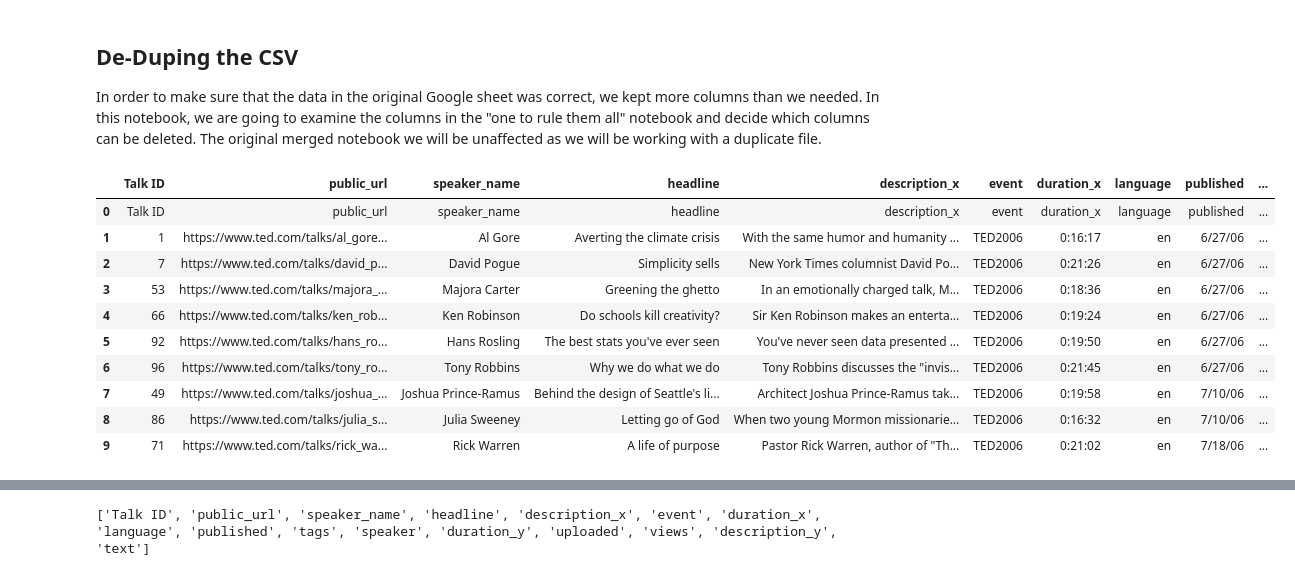
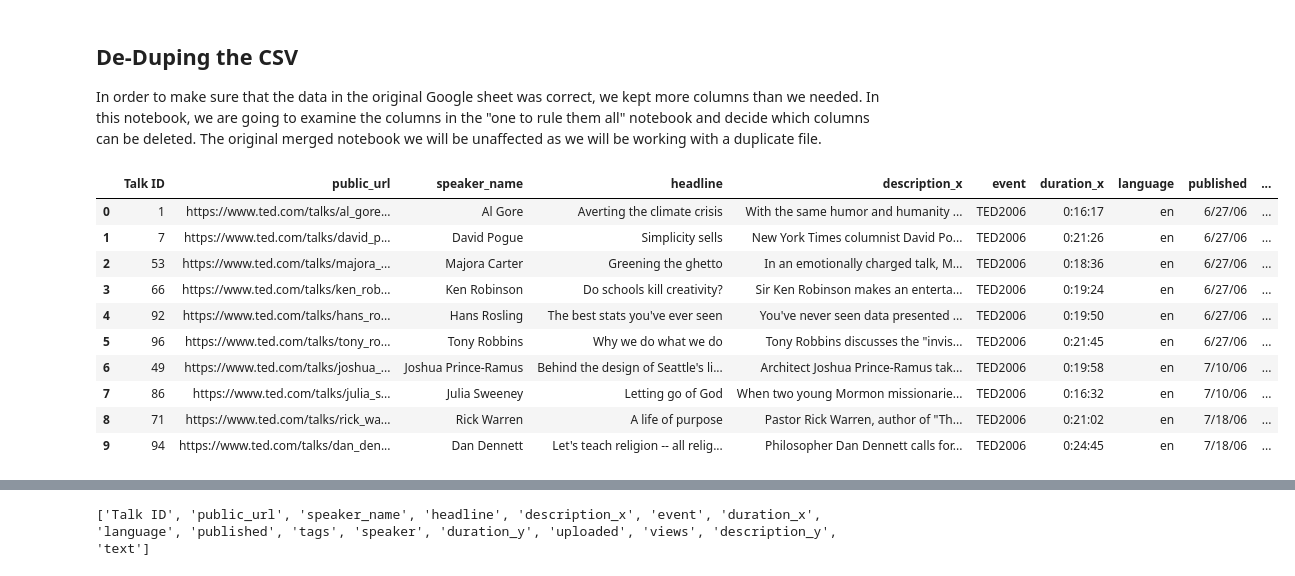
Before and after one commit to johnlaudun/tedmetadata, a Jupyter notebook: downloads/Td-04-deduping_the_csv.ipynb, the cells around one changed output, grey strips where cells are left out. Cells and saved outputs as stored; diff of their text form; code cells hidden in the pictures.

```diff
--- a/downloads/Td-04-deduping_the_csv.ipynb
+++ b/downloads/Td-04-deduping_the_csv.ipynb
@@ -5,26 +8,29 @@ In order to make sure that the data in the original Google sheet was correct, we
 # %%
 # =-=-=-=-=-=-=-=-=-=-=
 # LOAD the CSV into a dataframe
 # =-=-=-=-=-=-=-=-=-=-=
 
-import pandas
-
 # Let python create the column names list:
-with open('./TEDtalks_2018_edited.csv') as f:
+with open('./TEDtalks_all.csv') as f:
     colnames = f.readline().strip().split(",")
 
-df = pandas.read_csv('./TEDtalks_2018_edited.csv', names=colnames)
+# Let Python assign the pandas row index using the Talk ID (first column in CSV)
+# with open('./TEDtalks_all.csv') as f:
+#     talkids = [row.split()[0] for row in f]
+# Include in read_csv below: index = talkids
+
+df = pd.read_csv('./TEDtalks_all.csv', names=colnames, skiprows=1)
 
 df.head(10)
 # %% [output]
 |  | Talk ID | public_url | speaker_name | headline | description_x | event | duration_x | language | published | ... |
-| 0 | Talk ID | public_url | speaker_name | headline | description_x | event | duration_x | language | published | ... |
-| 1 | 1 | https://www.ted.com/talks/al_gore... | Al Gore | Averting the climate crisis | With the same humor and humanity ... | TED2006 | 0:16:17 | en | 6/27/06 | ... |
-| 2 | 7 | https://www.ted.com/talks/david_p... | David Pogue | Simplicity sells | New York Times columnist David Po... | TED2006 | 0:21:26 | en | 6/27/06 | ... |
-| 3 | 53 | https://www.ted.com/talks/majora_... | Majora Carter | Greening the ghetto | In an emotionally charged talk, M... | TED2006 | 0:18:36 | en | 6/27/06 | ... |
-| 4 | 66 | https://www.ted.com/talks/ken_rob... | Ken Robinson | Do schools kill creativity? | Sir Ken Robinson makes an enterta... | TED2006 | 0:19:24 | en | 6/27/06 | ... |
-| 5 | 92 | https://www.ted.com/talks/hans_ro... | Hans Rosling | The best stats you've ever seen | You've never seen data presented ... | TED2006 | 0:19:50 | en | 6/27/06 | ... |
-| 6 | 96 | https://www.ted.com/talks/tony_ro... | Tony Robbins | Why we do what we do | Tony Robbins discusses the "invis... | TED2006 | 0:21:45 | en | 6/27/06 | ... |
-| 7 | 49 | https://www.ted.com/talks/joshua_... | Joshua Prince-Ramus | Behind the design of Seattle's li... | Architect Joshua Prince-Ramus tak... | TED2006 | 0:19:58 | en | 7/10/06 | ... |
-| 8 | 86 | https://www.ted.com/talks/julia_s... | Julia Sweeney | Letting go of God | When two young Mormon missionarie... | TED2006 | 0:16:32 | en | 7/10/06 | ... |
-| 9 | 71 | https://www.ted.com/talks/rick_wa... | Rick Warren | A life of purpose | Pastor Rick Warren, author of "Th... | TED2006 | 0:21:02 | en | 7/18/06 | ... |
+| 0 | 1 | https://www.ted.com/talks/al_gore... | Al Gore | Averting the climate crisis | With the same humor and humanity ... | TED2006 | 0:16:17 | en | 6/27/06 | ... |
+| 1 | 7 | https://www.ted.com/talks/david_p... | David Pogue | Simplicity sells | New York Times columnist David Po... | TED2006 | 0:21:26 | en | 6/27/06 | ... |
+| 2 | 53 | https://www.ted.com/talks/majora_... | Majora Carter | Greening the ghetto | In an emotionally charged talk, M... | TED2006 | 0:18:36 | en | 6/27/06 | ... |
+| 3 | 66 | https://www.ted.com/talks/ken_rob... | Ken Robinson | Do schools kill creativity? | Sir Ken Robinson makes an enterta... | TED2006 | 0:19:24 | en | 6/27/06 | ... |
+| 4 | 92 | https://www.ted.com/talks/hans_ro... | Hans Rosling | The best stats you've ever seen | You've never seen data presented ... | TED2006 | 0:19:50 | en | 6/27/06 | ... |
+| 5 | 96 | https://www.ted.com/talks/tony_ro... | Tony Robbins | Why we do what we do | Tony Robbins discusses the "invis... | TED2006 | 0:21:45 | en | 6/27/06 | ... |
+| 6 | 49 | https://www.ted.com/talks/joshua_... | Joshua Prince-Ramus | Behind the design of Seattle's li... | Architect Joshua Prince-Ramus tak... | TED2006 | 0:19:58 | en | 7/10/06 | ... |
+| 7 | 86 | https://www.ted.com/talks/julia_s... | Julia Sweeney | Letting go of God | When two young Mormon missionarie... | TED2006 | 0:16:32 | en | 7/10/06 | ... |
+| 8 | 71 | https://www.ted.com/talks/rick_wa... | Rick Warren | A life of purpose | Pastor Rick Warren, author of "Th... | TED2006 | 0:21:02 | en | 7/18/06 | ... |
+| 9 | 94 | https://www.ted.com/talks/dan_den... | Dan Dennett | Let's teach religion -- all relig... | Philosopher Dan Dennett calls for... | TED2006 | 0:24:45 | en | 7/18/06 | ... |
```
Also changed, not shown: parts of 32 cells of this notebook, 2 other files.
